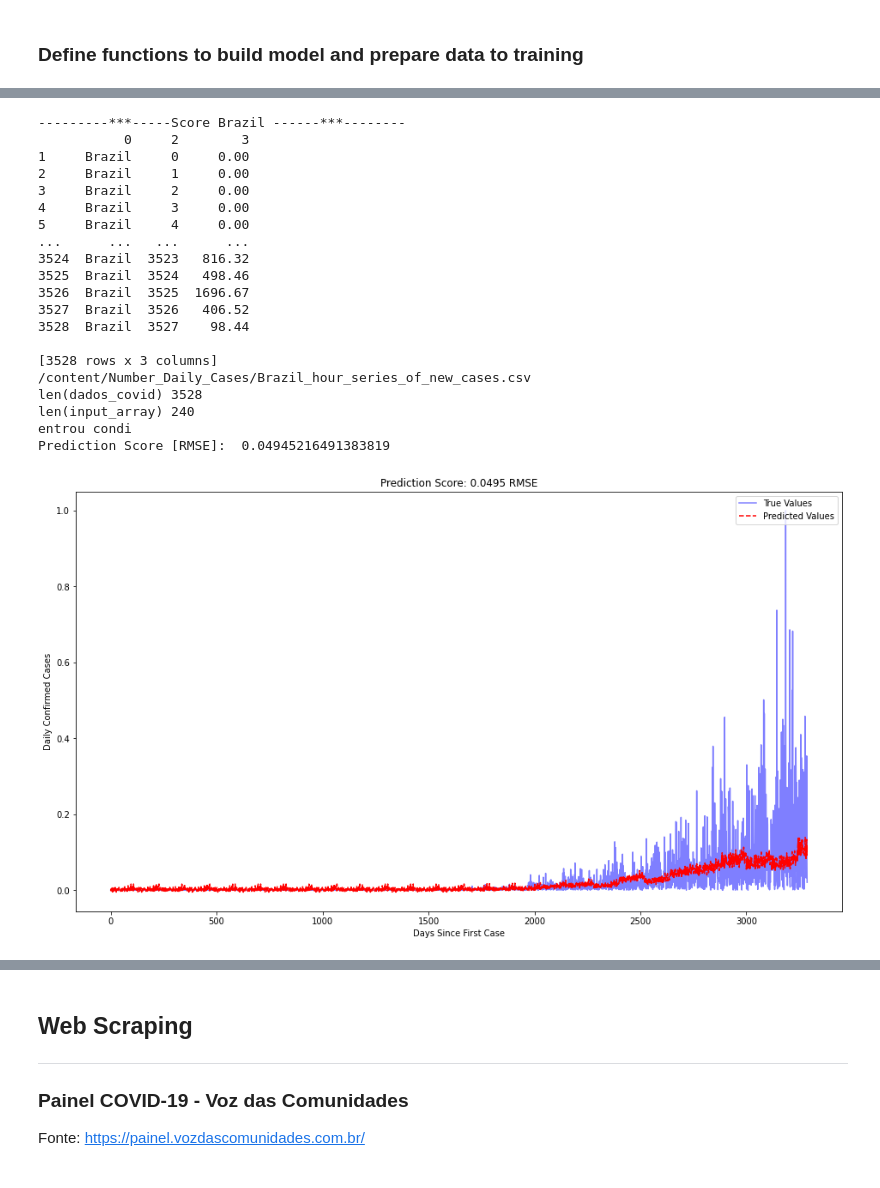
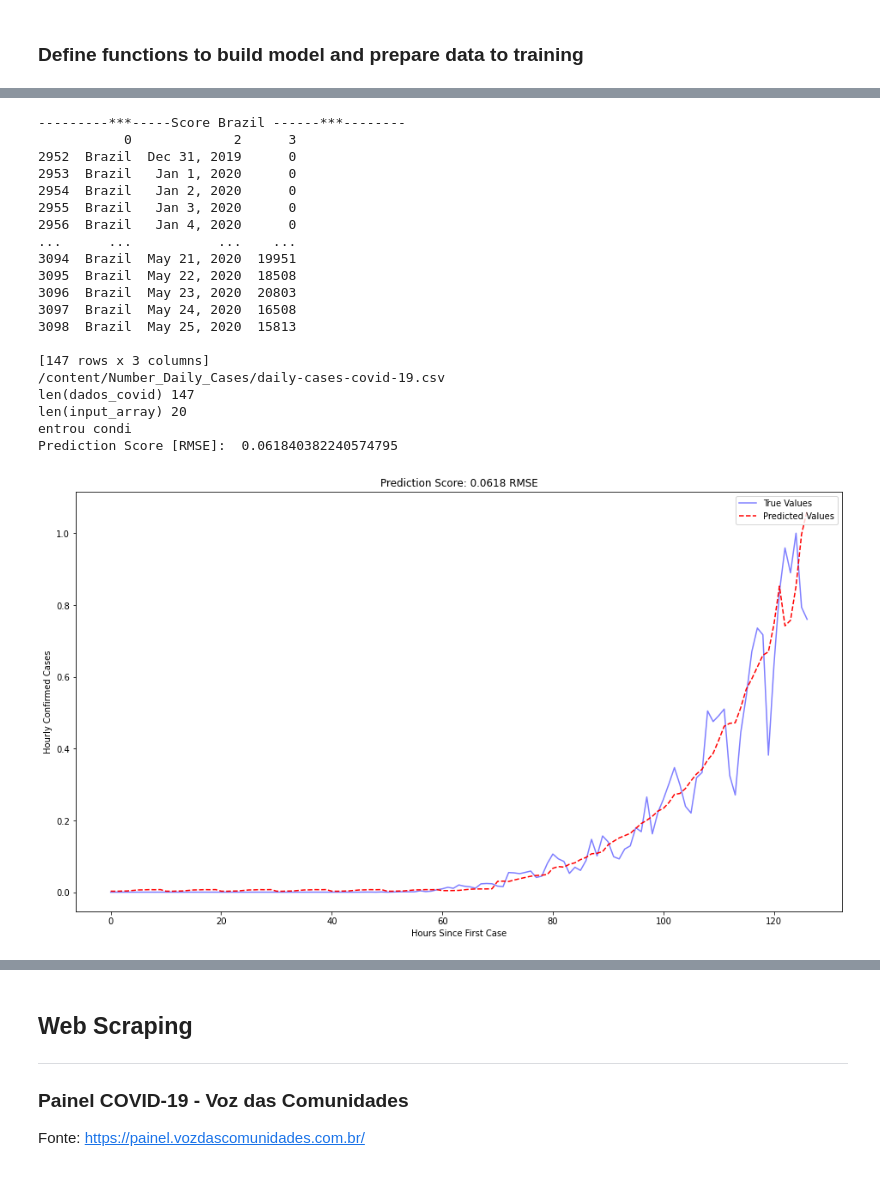
Before and after one commit to deniseiras/trabalho_cap239_b, a Jupyter notebook: RNN_To_COVID19_Predictions.ipynb, the cells around one changed output, grey strips where cells are left out. Cells and saved outputs as stored; diff of their text form; code cells hidden in the pictures.

```diff
--- a/RNN_To_COVID19_Predictions.ipynb
+++ b/RNN_To_COVID19_Predictions.ipynb
@@ -428,15 +426,19 @@ def gerarTreinamento_parametros(pais, folder, version,n_entradas,n_saidas):
 # Treinamento dos modelos - paises
 # =============================================================================
 '''
+# !ls Number_Hour_Cases
+
 # country_list = ["Brazil", "Portugal", "Spain", "France", "Belgium", "United States", "Italy", "China", "South Korea"]
 # for cty in country_list:
 cty = 'Brazil'
-#modelo 1
-#pontos de entrada
-n_entrada = 24
-#pontos de saida
-n_saida = 12
-gerarTreinamento_parametros(cty, 'Number_Hour_Cases', 'v1', n_entrada,n_saida)
+n_entrada = [20]
+n_saida = [10]
+epocas = [100]
+lote = [7]
+versao = ['v1']
+v = 0
+# gerarTreinamento_parametros(cty, 'Number_Hour_Cases', 'v1', n_entrada,n_saida, epocas, lote)
+gerarTreinamento_parametros(cty, 'Number_Daily_Cases', 'v1', n_entrada[v],n_saida[v], epocas[v], lote[v])
 
 #Parametros: pais,version,n_entradas,n_saidas
 # gerarTreinamento_parametros("Italy","v1",20,10)
@@ -493,8 +507,8 @@ def geraValidacao(pais,modelo,n_entrada,n_saida):
     plt.plot(true,'b', alpha=0.5, label = 'True Values')
     plt.plot(concatenado,'r--', label = 'Predicted Values')
 
-    plt.xlabel('Days Since First Case')
-    plt.ylabel('Daily Confirmed Cases')
+    plt.xlabel('Hours Since First Case')
+    plt.ylabel('Hourly Confirmed Cases')
     plt.legend(loc ='upper right')
     plt.title('Prediction Score: %.4f RMSE' % (score_rmse))
 
@@ -503,40 +517,35 @@ def geraValidacao(pais,modelo,n_entrada,n_saida):
 # %%
 '''
 Validação países
 '''
-#modelo 1
-#pontos de entrada
-n_entrada = 24
-#pontos de saida
-n_saida = 12
 
 cty = 'Brazil'
 # for cty in country_list:
 print("---------***-----Score {} ------***--------".format(cty))
 #Parametros: (pais,modelo,n_entrada,n_saida,t,lim_pred,lim_true):
-score_italy_1 = geraValidacao(cty,"Modelo_{}_v1".format(cty), n_entrada, n_saida)
+score_italy_1 = geraValidacao(cty,"Modelo_{}_v1".format(cty), n_entrada[v], n_saida[v])
 # %% [output]
 ---------***-----Score Brazil ------***--------
-           0     2        3
-1     Brazil     0     0.00
-2     Brazil     1     0.00
-3     Brazil     2     0.00
-4     Brazil     3     0.00
-5     Brazil     4     0.00
-...      ...   ...      ...
-3524  Brazil  3523   816.32
-3525  Brazil  3524   498.46
-3526  Brazil  3525  1696.67
-3527  Brazil  3526   406.52
-3528  Brazil  3527    98.44
+           0             2      3
+2952  Brazil  Dec 31, 2019      0
+2953  Brazil   Jan 1, 2020      0
+2954  Brazil   Jan 2, 2020      0
+2955  Brazil   Jan 3, 2020      0
+2956  Brazil   Jan 4, 2020      0
+...      ...           ...    ...
+3094  Brazil  May 21, 2020  19951
+3095  Brazil  May 22, 2020  18508
+3096  Brazil  May 23, 2020  20803
+3097  Brazil  May 24, 2020  16508
+3098  Brazil  May 25, 2020  15813
 
-[3528 rows x 3 columns]
-/content/Number_Daily_Cases/Brazil_hour_series_of_new_cases.csv
-len(dados_covid) 3528
-len(input_array) 240
+[147 rows x 3 columns]
+/content/Number_Daily_Cases/daily-cases-covid-19.csv
+len(dados_covid) 147
+len(input_array) 20
 entrou condi
-Prediction Score [RMSE]:  0.04945216491383819
+Prediction Score [RMSE]:  0.061840382240574795
-[figure, old version]
+[figure, new version]
 # %%
 '''
 MODELO ESCOLHIDO PARA A PREDIÇÃO DE PONTOS FUTUROS
```
Also changed, not shown: parts of 9 cells of this notebook.
